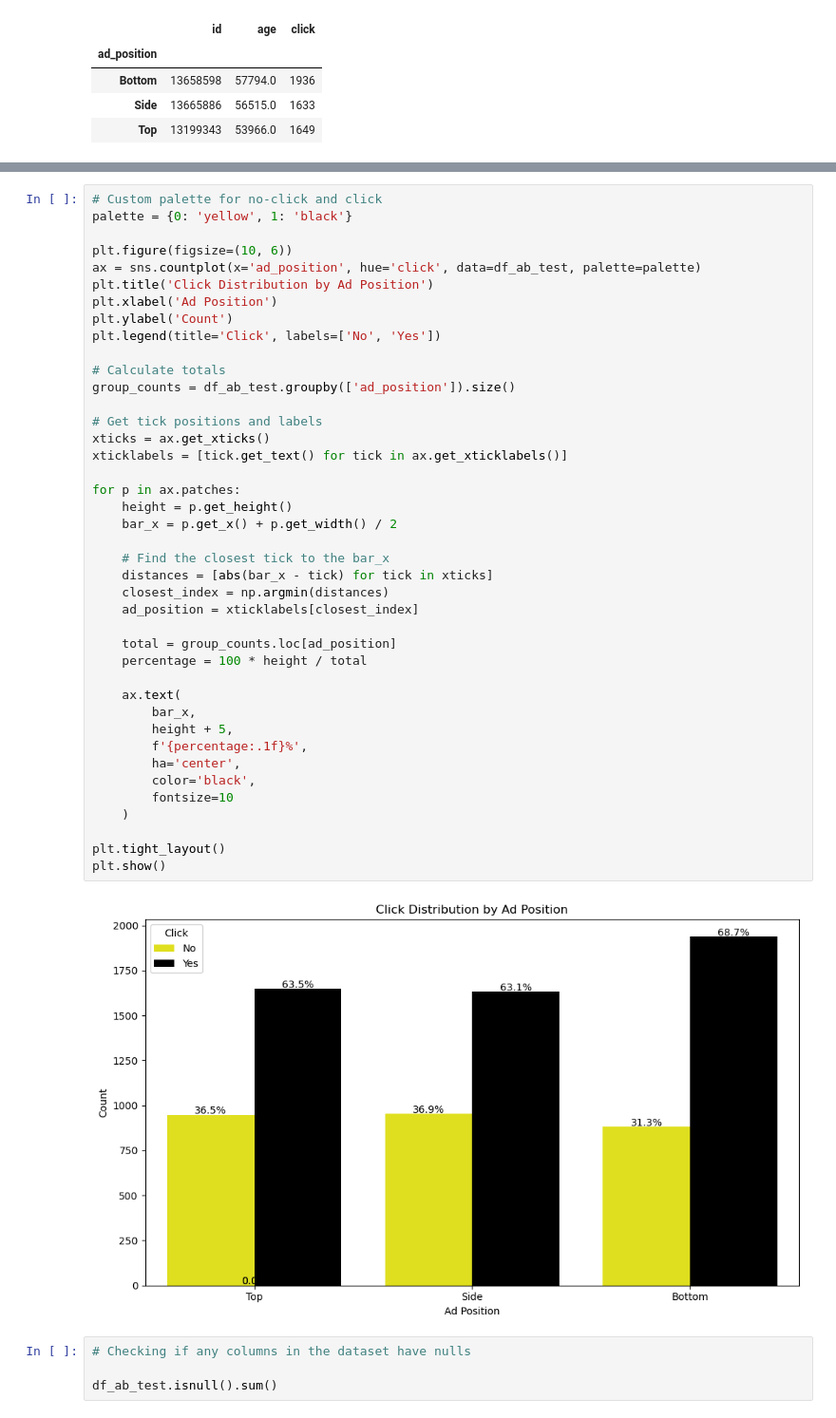
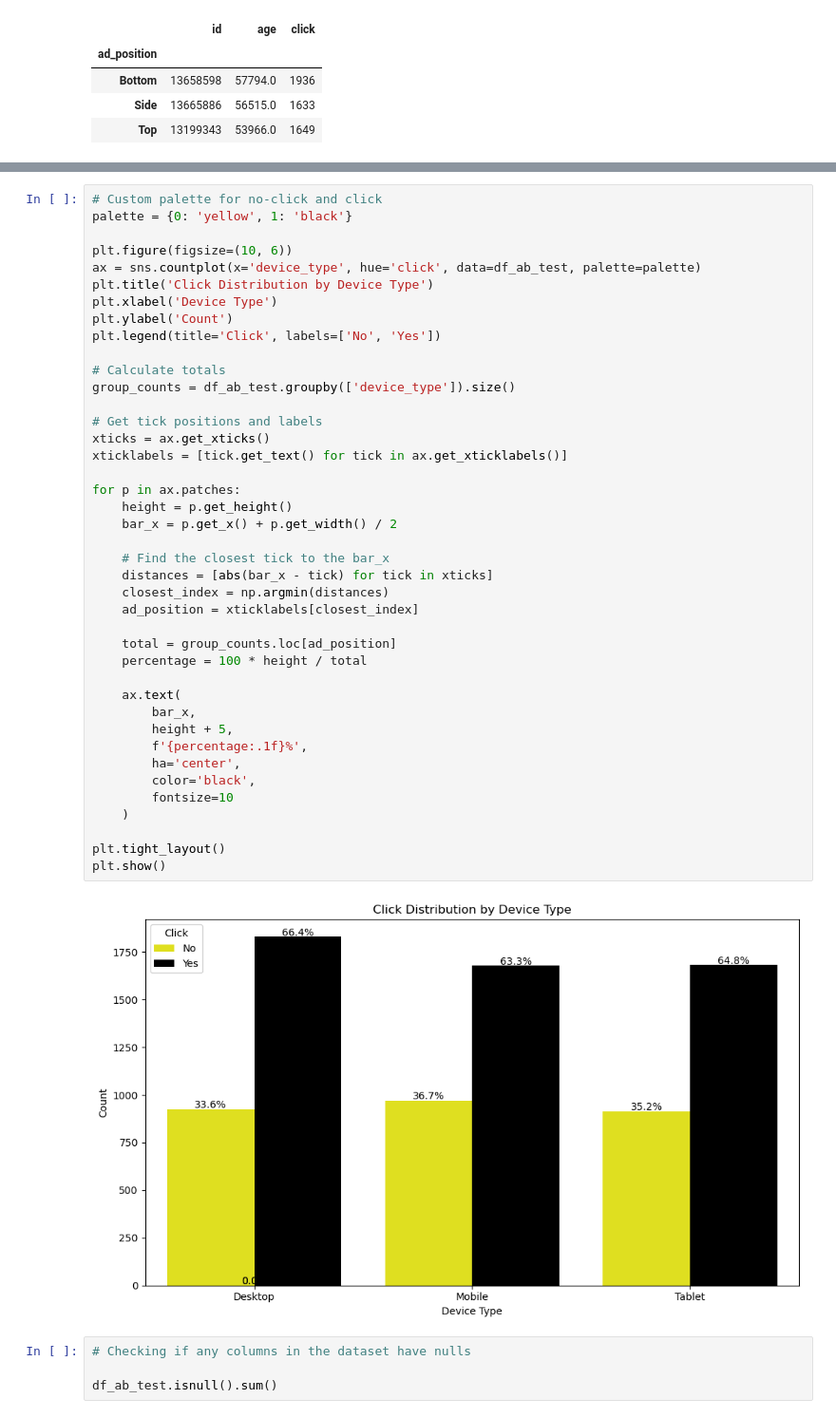
Before and after one commit to gpaet05/ad-click-prediction, a Jupyter notebook: ad_click_AB_testing.ipynb, the cells around one changed output, grey strips where cells are left out. Shown at 95% size. Drawn from its saved outputs; the diff is of its cells as text.

```diff
--- a/ad_click_AB_testing.ipynb
+++ b/ad_click_AB_testing.ipynb
@@ -78,44 +71,44 @@ A simple bar chart showing the total clicks versus no-clicks in each group (ad_c
 palette = {0: 'yellow', 1: 'black'}
 
 plt.figure(figsize=(10, 6))
-ax = sns.countplot(x='ad_position', hue='click', data=df_ab_test, palette=palette)
-plt.title('Click Distribution by Ad Position')
-plt.xlabel('Ad Position')
+ax = sns.countplot(x='device_type', hue='click', data=df_ab_test, palette=palette)
+plt.title('Click Distribution by Device Type')
+plt.xlabel('Device Type')
 plt.ylabel('Count')
 plt.legend(title='Click', labels=['No', 'Yes'])
 
 # Calculate totals
-group_counts = df_ab_test.groupby(['ad_position']).size()
+group_counts = df_ab_test.groupby(['device_type']).size()
 
 # Get tick positions and labels
 xticks = ax.get_xticks()
 xticklabels = [tick.get_text() for tick in ax.get_xticklabels()]
 
 for p in ax.patches:
     height = p.get_height()
     bar_x = p.get_x() + p.get_width() / 2
 
     # Find the closest tick to the bar_x
     distances = [abs(bar_x - tick) for tick in xticks]
     closest_index = np.argmin(distances)
     ad_position = xticklabels[closest_index]
 
     total = group_counts.loc[ad_position]
     percentage = 100 * height / total
 
     ax.text(
         bar_x,
         height + 5,
         f'{percentage:.1f}%',
         ha='center',
         color='black',
         fontsize=10
     )
 
 plt.tight_layout()
 plt.show()
 # %% [output]
-[figure, old version]
+[figure, new version]
 # %%
 # Checking if any columns in the dataset have nulls
 
```
Also changed, not shown: parts of 8 cells of this notebook.
